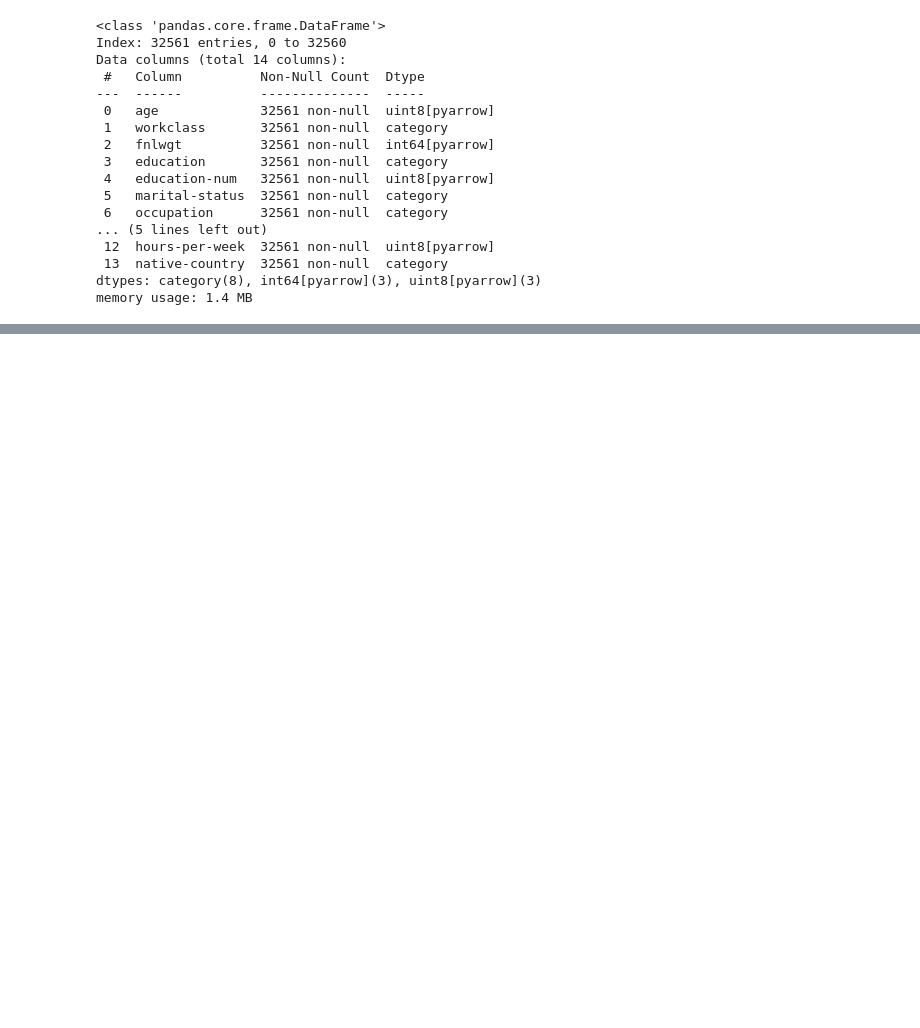
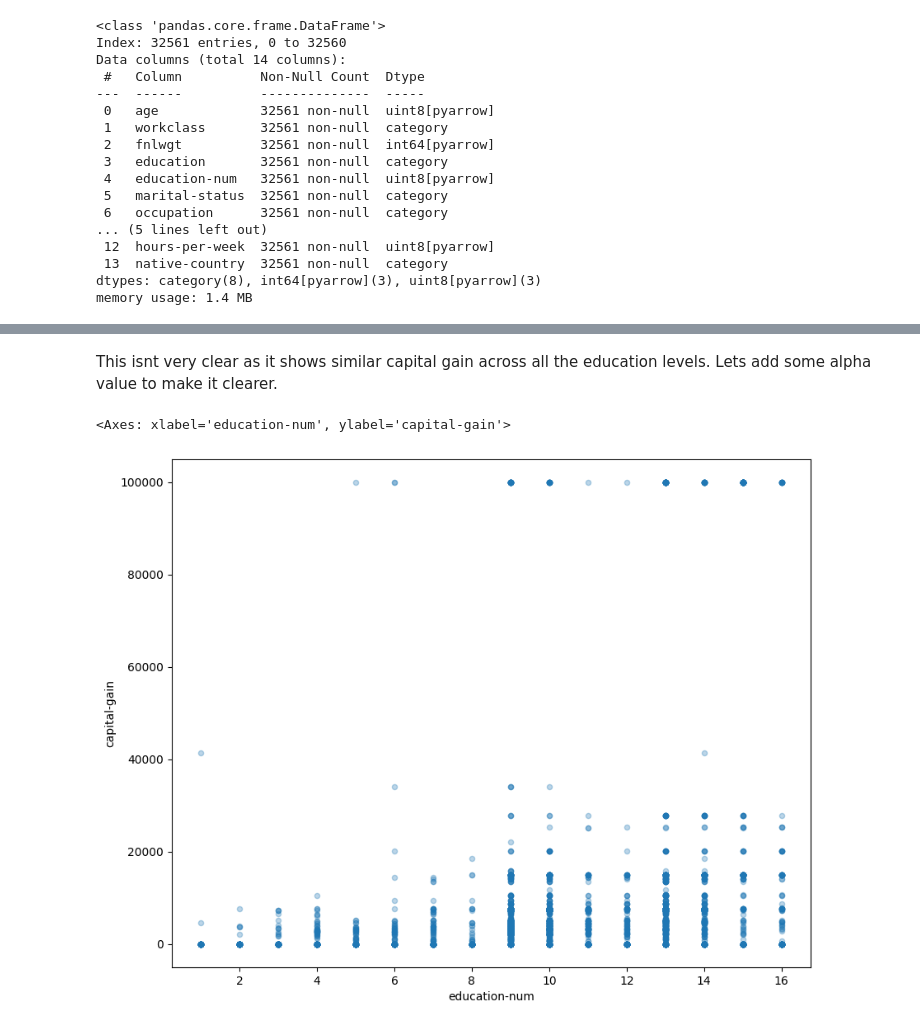
Before and after one commit to agpt8/data_science_portfolio, a Jupyter notebook: income-data-analysis.ipynb, the cells around one changed output, grey strips where cells are left out. Saved outputs shown, nothing was run; the diff lists cells and outputs as text; code cells hidden in the pictures; blank space fills up the shorter version.

```diff
--- a/income-data-analysis.ipynb
+++ b/income-data-analysis.ipynb
@@ -435,0 +465,14 @@ memory usage: 1.4 MB
+# %% [markdown]
+This isnt very clear as it shows similar capital gain across all the education levels. Lets add some alpha value to make it clearer.
+# %%
+(df
+     .plot
+     .scatter(x="education-num",
+              y="capital-gain",
+              alpha=0.3,
+              figsize=(10,8)
+             )
+)
+# %% [output]
+<Axes: xlabel='education-num', ylabel='capital-gain'>
+[figure, added]
```
Also changed, not shown: parts of 16 cells of this notebook.
